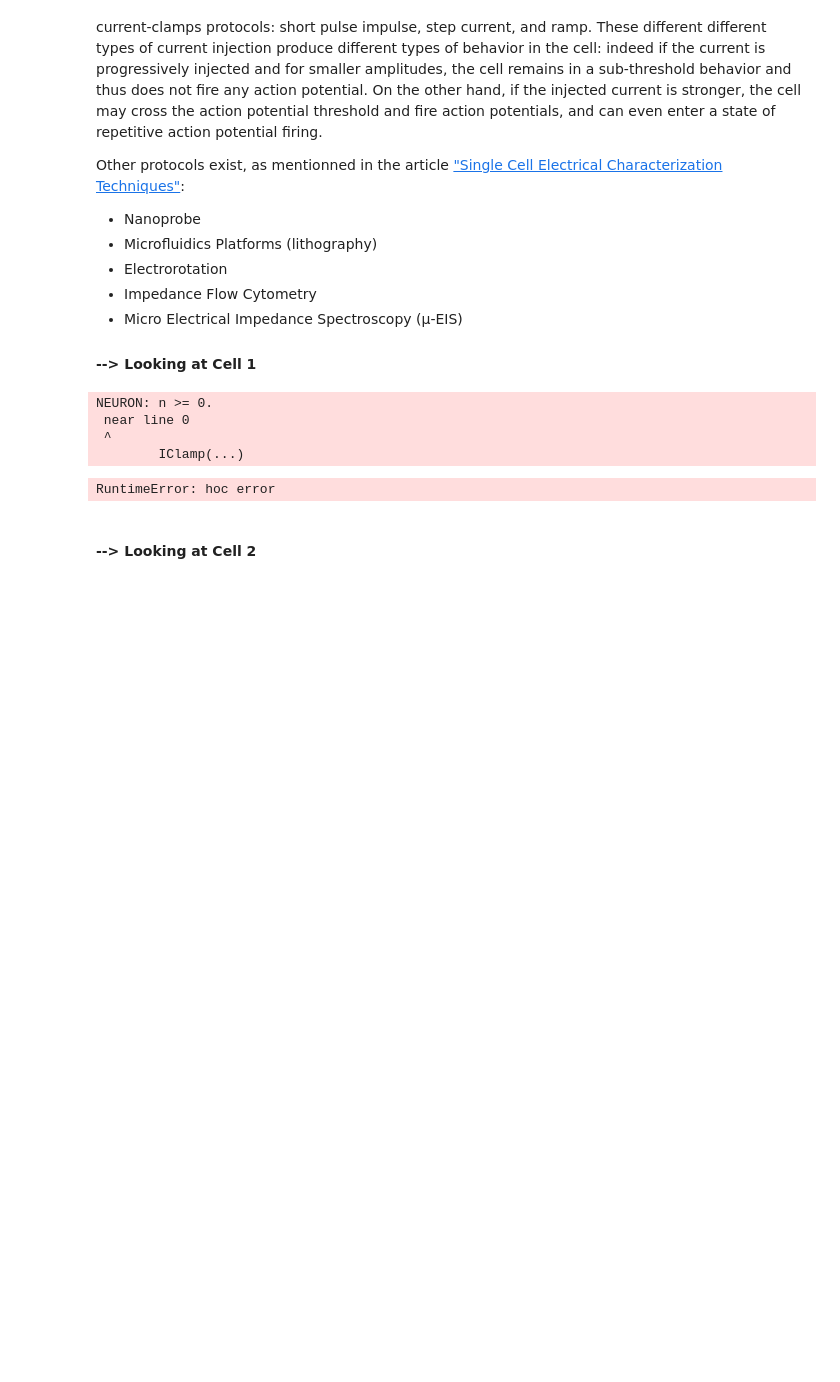
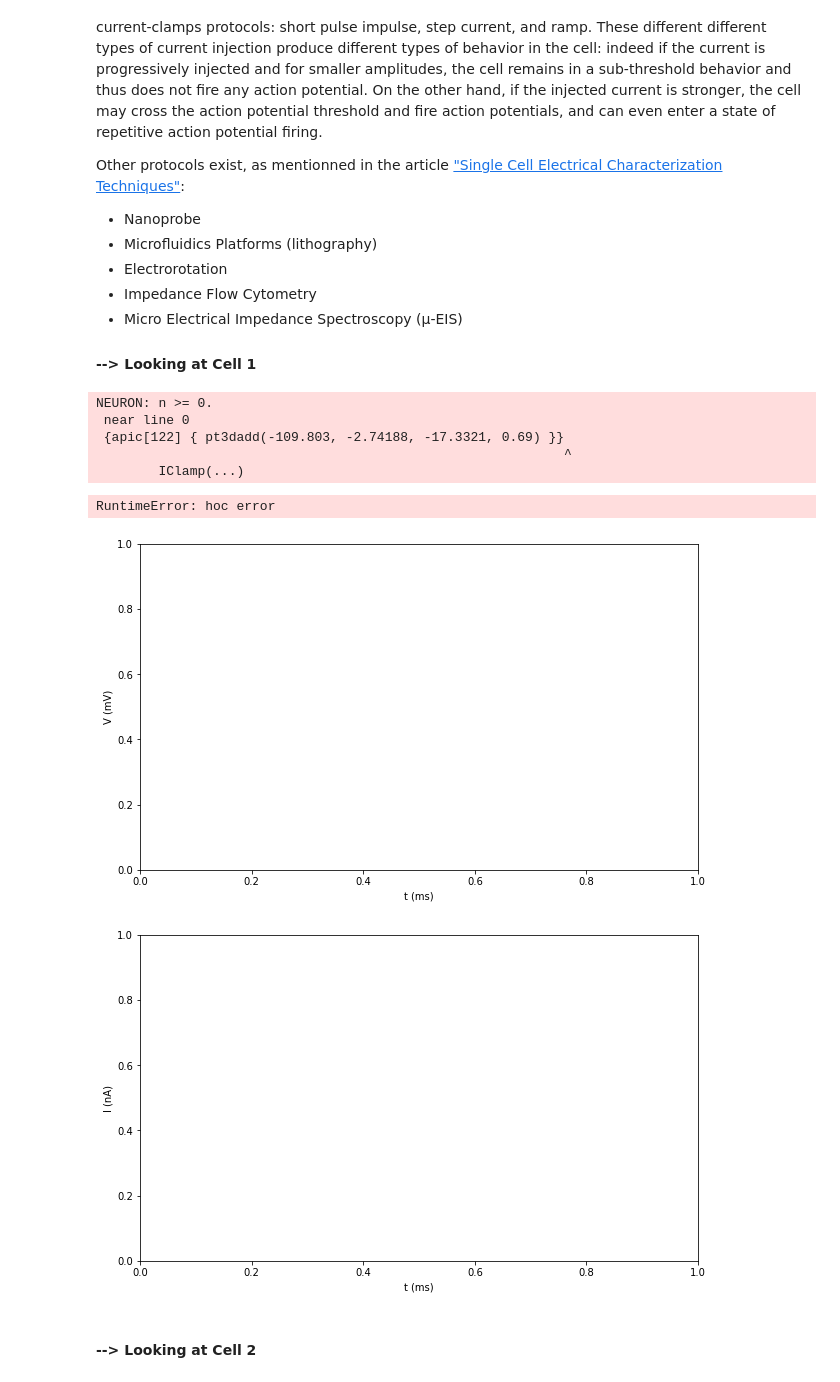
Before and after one commit to GasserElbanna/In-Silico-Neuroscience-Projects, a Jupyter notebook: Week 5/Week5_HomeWork-2021.ipynb, the cells around one changed output. Cells and saved outputs as stored; diff of their text form; code cells hidden in the pictures; blank space fills up the shorter version.

```diff
--- a/Week 5/Week5_HomeWork-2021.ipynb
+++ b/Week 5/Week5_HomeWork-2021.ipynb
@@ -172,43 +172,46 @@ Other protocols exist, as mentionned in the article ["Single Cell Electrical Cha
 # %%
 # Protocol 1
 
-fig1, ax1 = plt.subplots(figsize=(15,3))
+fig1, ax1 = plt.subplots(figsize=(10,6))
 ax1.set(xlabel = 't (ms)', ylabel = 'V (mV)')
 
-fig2, ax2 = plt.subplots(figsize=(15,3))
+fig2, ax2 = plt.subplots(figsize=(10,6))
 ax2.set(xlabel = 't (ms)', ylabel = 'I (nA)')
 
 # Stimulation
 for amp in protocol_1_amp:
     # Place a stimulation electrode in the middle of the soma
     stim = h.IClamp(Cell1_g1.somatic[0](0.5))
     stim.delay = 100   # stim delay (ms)
     stim.dur = 300     # stim duration (ms)
     stim.amp = amp    # stim amplitude (nA)
     # Initialize NEURON vectors to record time, voltage and current
     # time vector
     rec_t = h.Vector()
     rec_t.record(h._ref_t)
     # membrame potential vector
     rec_v_soma = h.Vector()
     rec_v_soma.record(Cell1_g1.somatic[0](0.5)._ref_v)
     # current
     rec_i = h.Vector()
     rec_i.record(stim._ref_i)
 
     # Initialize and run a simulation
     h.load_file('stdrun.hoc')
     h.finitialize(-65)
     h.continuerun(500)
 
     ax1.plot(rec_t, rec_v_soma)
     ax2.plot(rec_t, rec_i)
 # %% [output]
 NEURON: n >= 0.
  near line 0
- ^
+ {apic[122] { pt3dadd(-109.803, -2.74188, -17.3321, 0.69) }}
+                                                            ^
         IClamp(...)
 RuntimeError: hoc error
+[figure, added]
+[figure, added]
 # %%
 # Protocol 2
 
```
Also changed, not shown: parts of 35 cells of this notebook.
